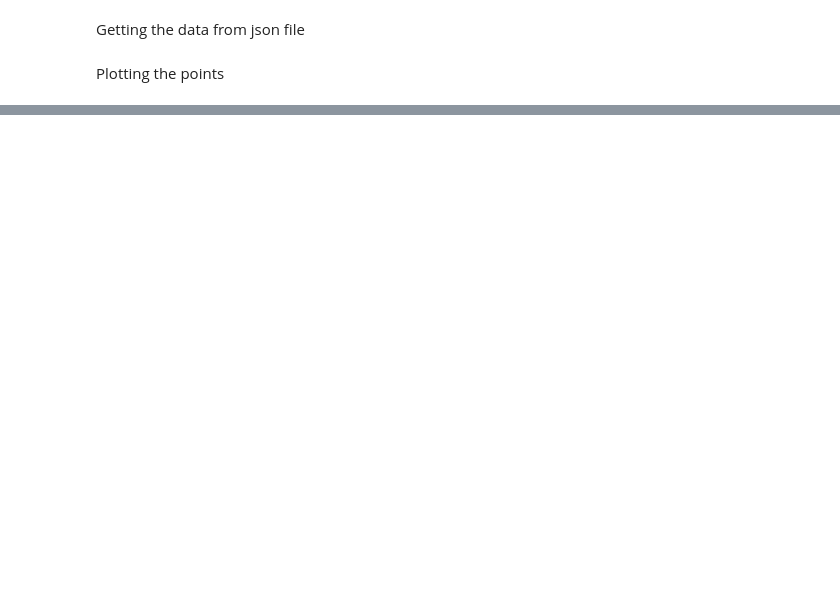
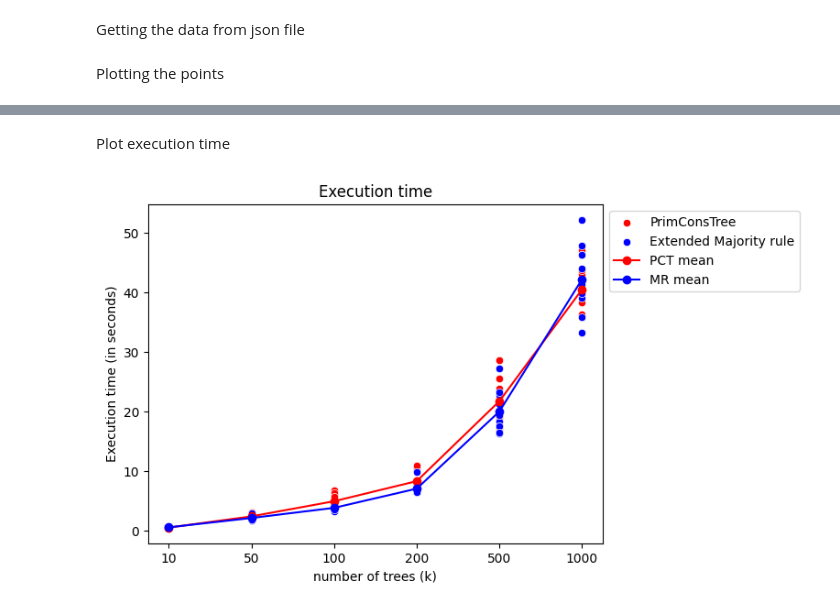
Before and after one commit to tahiri-lab/PrismTree, a Jupyter notebook: scripts/evaluate.ipynb, the cells around one changed output, grey strips where cells are left out. Drawn from its saved outputs; the diff is of its cells as text; code cells hidden in the pictures; blank space fills up the shorter version.

Commit message:
evaluate exec time + improve documentation

```diff
--- a/scripts/evaluate.ipynb
+++ b/scripts/evaluate.ipynb
@@ -55,0 +59,47 @@ plt.show()
+# %% [markdown]
+Plot execution time
+# %%
+with open(FILENAME, 'r', encoding='utf-8') as f:
+    data = json.load(f)
+
+# Sort data by x axis
+data = sorted(data, key=lambda d: d[X_AXIS])
+
+# Map x values to space them evenly
+x_map = {x: i for i, x in enumerate([d[X_AXIS] for d in data])}
+
+# Collect the points
+p_x, p_y, m_x, m_y = [], [], [], []
+for d in data:
+    x = x_map[d[X_AXIS]]
+    for y in d["prim"]["durations"]:
+        p_x.append(x)
+        p_y.append(y)
+    for y in d["maj"]["durations"]:
+        m_x.append(x)
+        m_y.append(y)
+
+# Collect mean value for each x
+p_mean = [mean(d["prim"]["durations"]) for d in data]
+m_mean = [mean(d["maj"]["durations"]) for d in data]
+# %%
+sns.scatterplot(x=p_x, y=p_y, color='red', label='PrimConsTree')
+sns.scatterplot(x=m_x, y=m_y, color='blue', label='Extended Majority rule')
+plt.plot(list(x_map.values()), p_mean, marker='o', linestyle='-',
+         color='r', label='PCT mean')
+plt.plot(list(x_map.values()), m_mean, marker='o', linestyle='-',
+         color='b', label='MR mean')
+
+plt.xticks(list(x_map.values()), list(x_map.keys()))
+
+if X_AXIS == 'n':
+    plt.xlabel('number of leaves (n)')
+elif X_AXIS == 'k':
+    plt.xlabel('number of trees (k)')
+plt.ylabel('Execution time (in seconds)')
+plt.title('Execution time')
+plt.legend(loc='upper left', bbox_to_anchor=(1, 1))
+
+plt.show()
+# %% [output]
+[figure, added]
```
Also changed, not shown: parts of 2 cells of this notebook, 9 other files.
